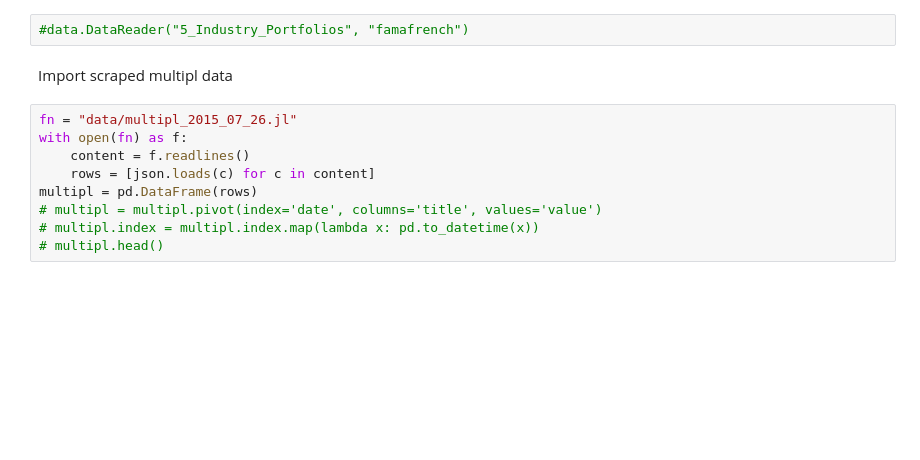
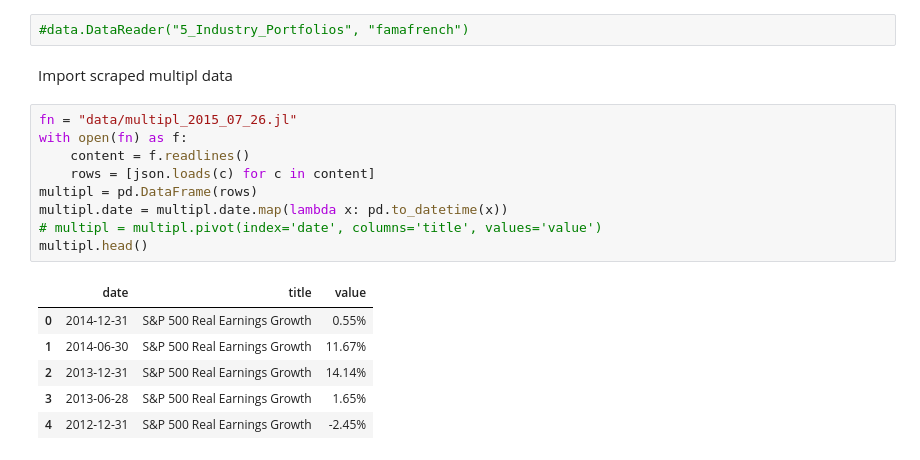
Before and after one commit to rhouck/bubble, a Jupyter notebook: explore 1.ipynb, the cells around one changed output. Cells and saved outputs as stored; diff of their text form; blank space fills up the shorter version.

```diff
--- a/explore 1.ipynb
+++ b/explore 1.ipynb
@@ -61,9 +62,16 @@ Import scraped multipl data
 # %%
 fn = "data/multipl_2015_07_26.jl"
 with open(fn) as f:
     content = f.readlines()
     rows = [json.loads(c) for c in content]
 multipl = pd.DataFrame(rows)
+multipl.date = multipl.date.map(lambda x: pd.to_datetime(x))
 # multipl = multipl.pivot(index='date', columns='title', values='value')
-# multipl.index = multipl.index.map(lambda x: pd.to_datetime(x))
-# multipl.head()
+multipl.head()
+# %% [output]
+|  | date | title | value |
+| 0 | 2014-12-31 | S&P 500 Real Earnings Growth | 0.55% |
+| 1 | 2014-06-30 | S&P 500 Real Earnings Growth | 11.67% |
+| 2 | 2013-12-31 | S&P 500 Real Earnings Growth | 14.14% |
+| 3 | 2013-06-28 | S&P 500 Real Earnings Growth | 1.65% |
+| 4 | 2012-12-31 | S&P 500 Real Earnings Growth | -2.45% |
```
Also changed, not shown: parts of 4 cells of this notebook, 1 other file.
